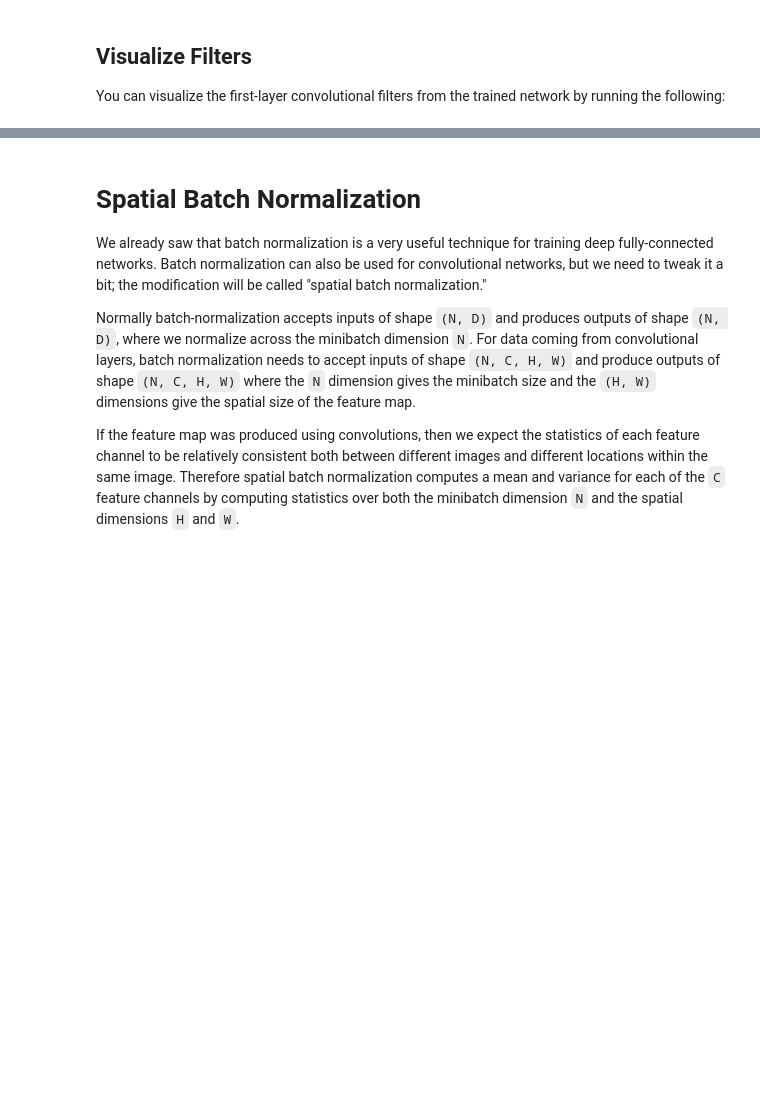
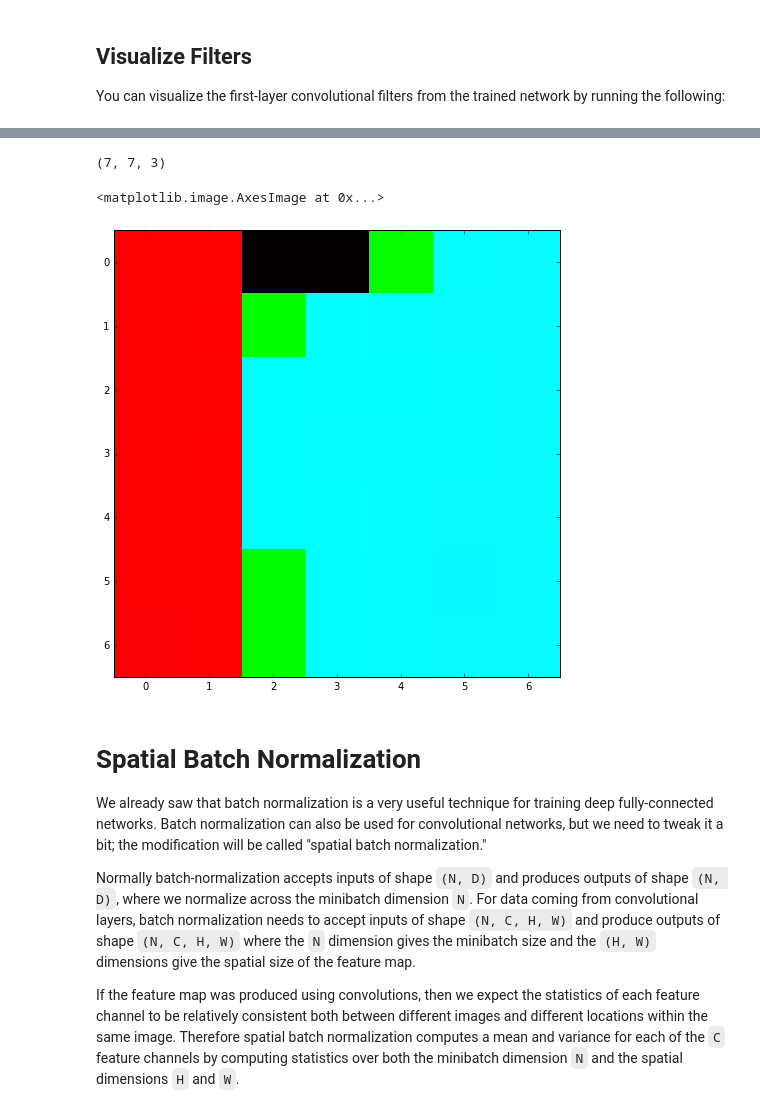
Before and after one commit to VladPrytula/ConvNeuralNets, a Jupyter notebook: assignment2/ConvolutionalNetworks.ipynb, the cells around one changed output, grey strips where cells are left out. Cells and saved outputs as stored; diff of their text form; code cells hidden in the pictures; blank space fills up the shorter version.

```diff
--- a/assignment2/ConvolutionalNetworks.ipynb
+++ b/assignment2/ConvolutionalNetworks.ipynb
@@ -546,3 +568,10 @@ plt.show()
+# %%
+print model.params['W1'][1].transpose(1,2,0).shape
+plt.imshow(model.params['W1'][0].transpose(2,1,0))
+# %% [output]
+(7, 7, 3)
+<matplotlib.image.AxesImage at 0x...>
+[figure, added]
 # %% [markdown]
 # Spatial Batch Normalization
 We already saw that batch normalization is a very useful technique for training deep fully-connected networks. Batch normalization can also be used for convolutional networks, but we need to tweak it a bit; the modification will be called "spatial batch normalization."
```
Also changed, not shown: parts of 6 cells of this notebook, 1 other file.
